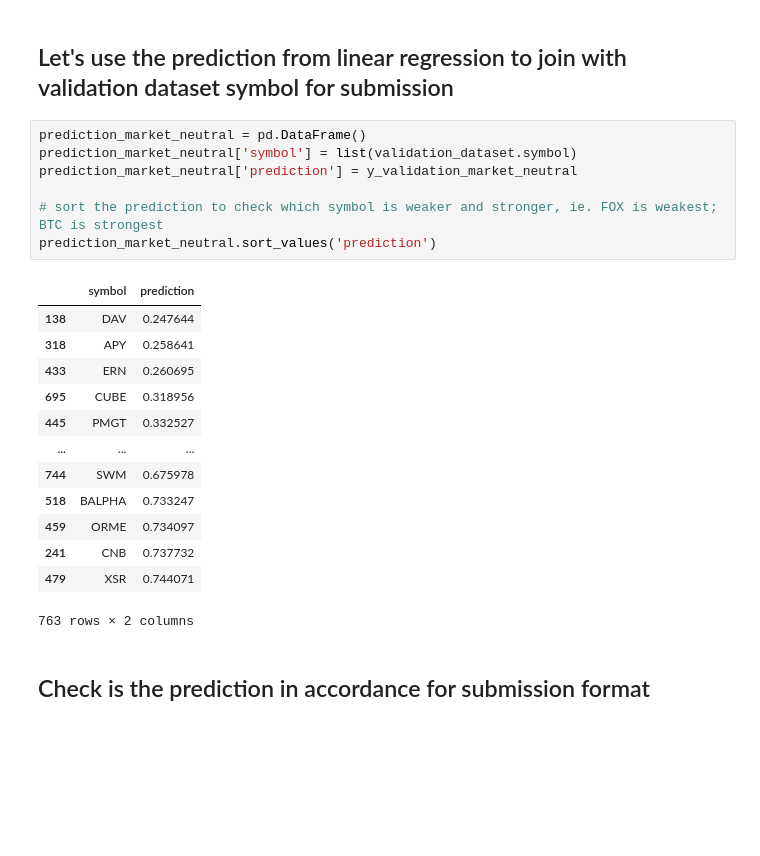
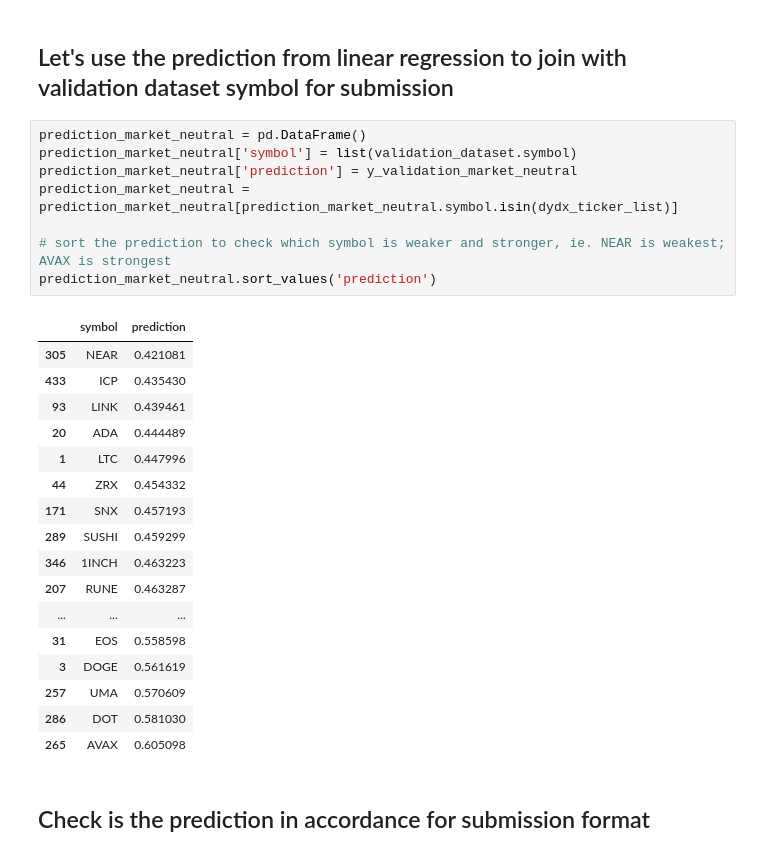
Before and after one commit to rocketcapital-ai/competition_quickstart_dataloader, a Jupyter notebook: Quickstart.ipynb, the cells around one changed output. Drawn from its saved outputs; the diff is of its cells as text; blank space fills up the shorter version.

```diff
--- a/Quickstart.ipynb
+++ b/Quickstart.ipynb
@@ -285,24 +287,29 @@ array([0.49591362, 0.50246538, 0.5812323 , 0.52203814, 0.5633035 ])
 # %%
 prediction_market_neutral = pd.DataFrame()
 prediction_market_neutral['symbol'] = list(validation_dataset.symbol)
 prediction_market_neutral['prediction'] = y_validation_market_neutral
+prediction_market_neutral = prediction_market_neutral[prediction_market_neutral.symbol.isin(dydx_ticker_list)]
 
-# sort the prediction to check which symbol is weaker and stronger, ie. FOX is weakest; BTC is strongest
+# sort the prediction to check which symbol is weaker and stronger, ie. NEAR is weakest; AVAX is strongest
 prediction_market_neutral.sort_values('prediction')
 # %% [output]
 |  | symbol | prediction |
-| 138 | DAV | 0.247644 |
-| 318 | APY | 0.258641 |
-| 433 | ERN | 0.260695 |
-| 695 | CUBE | 0.318956 |
-| 445 | PMGT | 0.332527 |
+| 305 | NEAR | 0.421081 |
+| 433 | ICP | 0.435430 |
+| 93 | LINK | 0.439461 |
+| 20 | ADA | 0.444489 |
+| 1 | LTC | 0.447996 |
+| 44 | ZRX | 0.454332 |
+| 171 | SNX | 0.457193 |
+| 289 | SUSHI | 0.459299 |
+| 346 | 1INCH | 0.463223 |
+| 207 | RUNE | 0.463287 |
 | ... | ... | ... |
-| 744 | SWM | 0.675978 |
-| 518 | BALPHA | 0.733247 |
-| 459 | ORME | 0.734097 |
-| 241 | CNB | 0.737732 |
-| 479 | XSR | 0.744071 |
+| 31 | EOS | 0.558598 |
+| 3 | DOGE | 0.561619 |
+| 257 | UMA | 0.570609 |
+| 286 | DOT | 0.581030 |
+| 265 | AVAX | 0.605098 |
-763 rows × 2 columns
 # %% [markdown]
 ## Check is the prediction in accordance for submission format
 # %%
```
Also changed, not shown: parts of 13 cells of this notebook.
